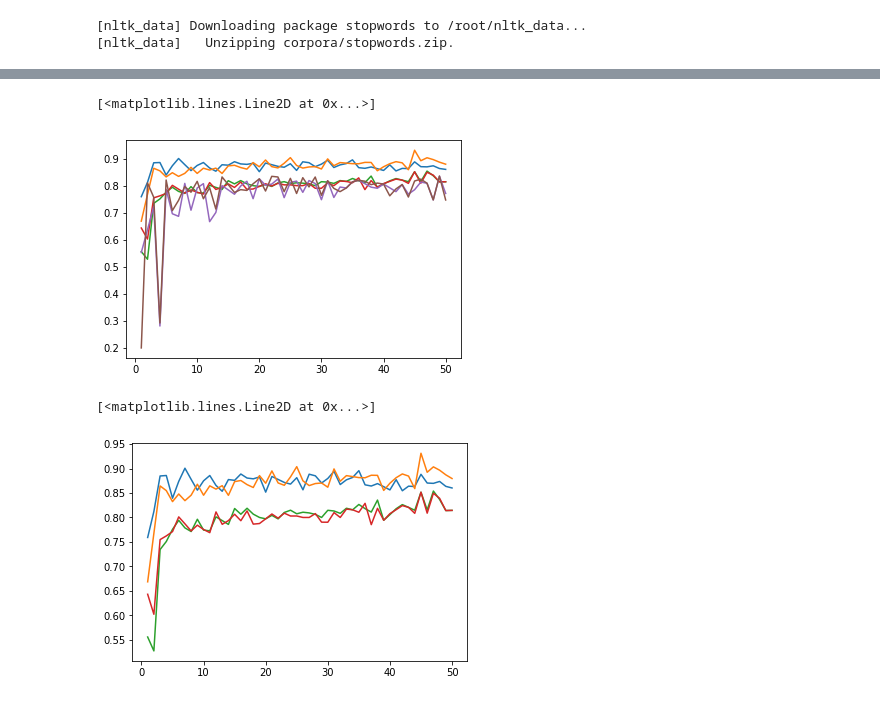
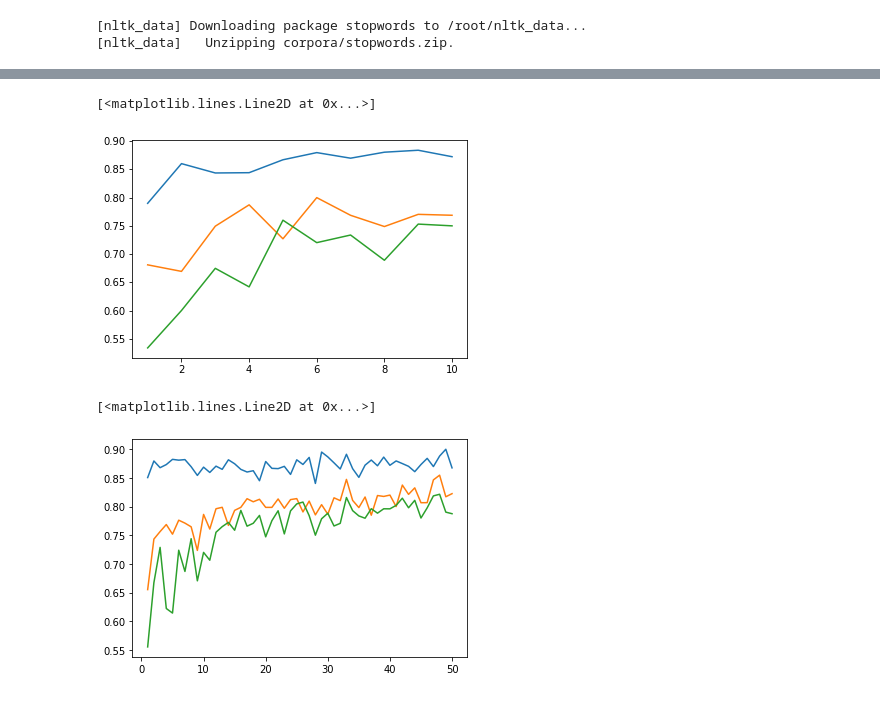
Before and after one commit to MaximeKan/Semi-Supervised, a Jupyter notebook: Identify_sequels.ipynb, the cells around one changed output, grey strips where cells are left out. Drawn from its saved outputs; the diff is of its cells as text; code cells hidden in the pictures.

```diff
--- a/Identify_sequels.ipynb
+++ b/Identify_sequels.ipynb
@@ -511,34 +553,24 @@ from sklearn.linear_model import LogisticRegression
 # %%
-n_training_list = np.arange(1,51)
+n_training_list = np.arange(1,11)
 RFC_score_list = []
-LR_score_list = []
 LP_score_list = []
-LS_score_list = []
 LP_more_unlabeled_score_list = []
-LS_more_unlabeled_score_list = []
 
 for n_training in n_training_list:
 
     RFC_score = []
-    LR_score = []
     LP_score = []
-    LS_score = []
     LP_more_unlabeled_score = []
-    LS_more_unlabeled_score = []
 
     for i in range(5):
 
         X_train, X_test, y_train, y_test = balanced_train_test_split(supervised_movie_pairs[model_features], supervised_movie_pairs.sequel, n_training = n_training)
         RFC = RandomForestClassifier(n_estimators = 100)
-        LR = LogisticRegression(solver = 'liblinear')
         LP = LabelPropagation(kernel = rbf_kernel_safe, tol = 0.01)
-        LS = LabelSpreading(kernel = rbf_kernel_safe, tol = 0.01)
+
 
         RFC.fit(X_train, y_train)
         RFC_score.append(RFC.score(X_test, y_test))
-
-        LR.fit(X_train, y_train)
-        LR_score.append(LR.score(X_test, y_test))
 
         X = np.concatenate([X_train, X_test], axis = 0)
         y_unlabel = np.array([-1 for i in range(len(y_test))])
@@ -546,9 +578,6 @@ for n_training in n_training_list:
 
         LP.fit(X, y)
         LP_score.append(LP.score(X_test, y_test))
-
-        LS.fit(X, y)
-        LS_score.append(LS.score(X_test, y_test))
 
         X_unlabeled = movie_pairs[model_features][movie_pairs.sequel == -1]
         X = np.concatenate([X, X_unlabeled], axis = 0)
@@ -558,32 +587,20 @@ for n_training in n_training_list:
         LP.fit(X, y)
         LP_more_unlabeled_score.append(LP.score(X_test, y_test))
 
-        LS.fit(X, y)
-        LS_more_unlabeled_score.append(LS.score(X_test, y_test))
-
     RFC_score_list.append(np.mean(RFC_score))
-    LR_score_list.append(np.mean(LR_score))
     LP_score_list.append(np.mean(LP_score))
-    LS_score_list.append(np.mean(LS_score))
     LP_more_unlabeled_score_list.append(np.mean(LP_more_unlabeled_score))
-    LS_more_unlabeled_score_list.append(np.mean(LS_more_unlabeled_score))
 # %%
 plt.plot(n_training_list, RFC_score_list)
-plt.plot(n_training_list, LR_score_list)
 plt.plot(n_training_list, LP_score_list)
-plt.plot(n_training_list, LS_score_list)
-plt.plot(n_training_list, LP_more_unlabeled_list)
-plt.plot(n_training_list, LS_more_unlabeled_list)
+plt.plot(n_training_list, LP_more_unlabeled_score_list)
 # %% [output]
 [<matplotlib.lines.Line2D at 0x...>]
-[figure, old version]
+[figure, new version]
 # %%
 plt.plot(n_training_list, RFC_score_list)
-plt.plot(n_training_list, LR_score_list)
 plt.plot(n_training_list, LP_score_list)
-plt.plot(n_training_list, LS_score_list)
-#plt.plot(n_training_list, LP_more_unlabeled_list)
-#plt.plot(n_training_list, LS_more_unlabeled_list)
+plt.plot(n_training_list, LP_more_unlabeled_score_list)
 # %% [output]
 [<matplotlib.lines.Line2D at 0x...>]
-[figure, old version]
+[figure, new version]
```
Also changed, not shown: parts of 31 cells of this notebook.
